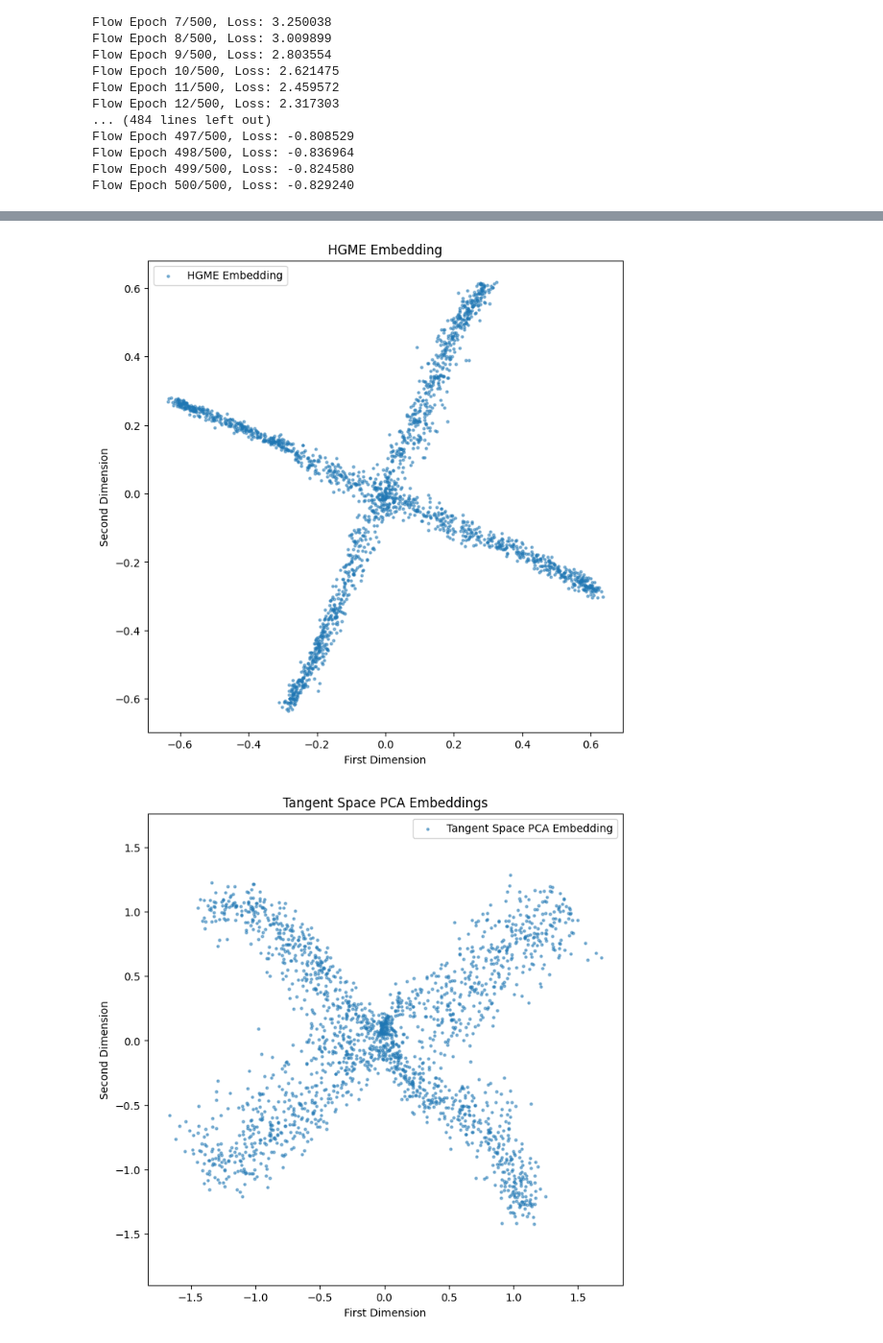
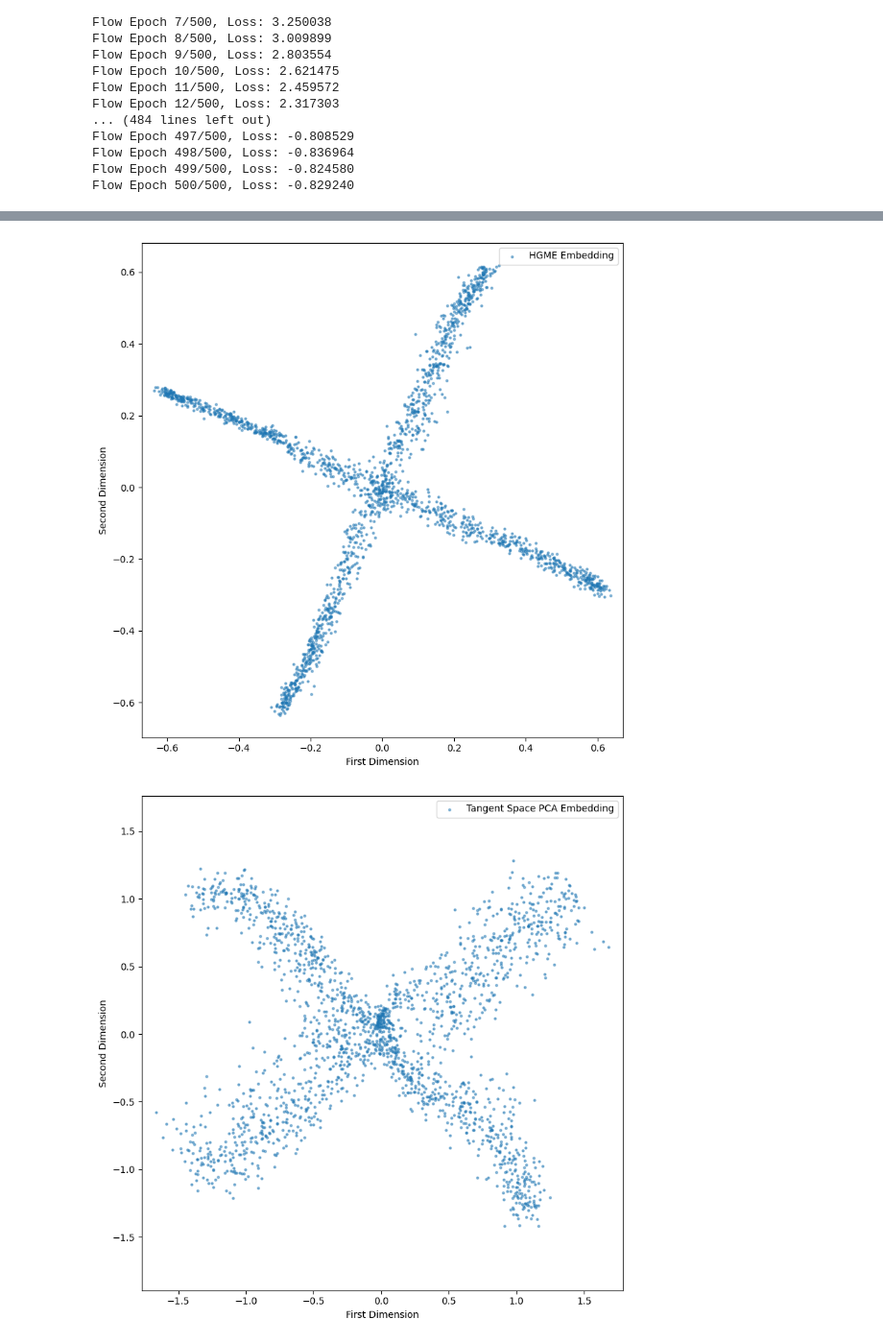
Before and after one commit to wdiepeveen/Riemannian-Archetypal-Analysis, a Jupyter notebook: tree_three_phase.ipynb, the cells around one changed output, grey strips where cells are left out. Shown at 96% size. Saved outputs shown, nothing was run; the diff lists cells and outputs as text; code cells hidden in the pictures.

```diff
--- a/tree_three_phase.ipynb
+++ b/tree_three_phase.ipynb
@@ -543,26 +537,26 @@ Mean reconstruction error after compression: 0.14551098388662034
 # %%
 # compare embeddings
 phi_psi_pca_embedding = l2_pga_solver_phi_psi_bary.get_embedding(2)
 
 # plot embeddings comparison in different figures (because different spaces)
 plt.figure(figsize=(8, 8))
 plt.scatter(embeddings_centered[:, 0], embeddings_centered[:, 1], s=5, alpha=0.5, label='HGME Embedding')
-plt.title("HGME Embedding")
 plt.xlabel("First Dimension")
 plt.ylabel("Second Dimension")
 plt.legend()
 plt.axis('equal')
+plt.tight_layout()
 plt.show()
 
 plt.figure(figsize=(8, 8))
 plt.scatter(phi_psi_pca_embedding[:, 0], phi_psi_pca_embedding[:, 1], s=5, alpha=0.5, label='Tangent Space PCA Embedding')
-plt.title("Tangent Space PCA Embeddings")
 plt.xlabel("First Dimension")
 plt.ylabel("Second Dimension")
 plt.legend()
 plt.axis('equal')
+plt.tight_layout()
 plt.savefig(os.path.join(results_folder,"phi_psi_emb_comparison.png"))
 plt.show()
 # %% [output]
-[figure, old version]
+[figure, new version]
-[figure, old version]
+[figure, new version]
```
Also changed, not shown: parts of 12 cells of this notebook, 13 other files.
